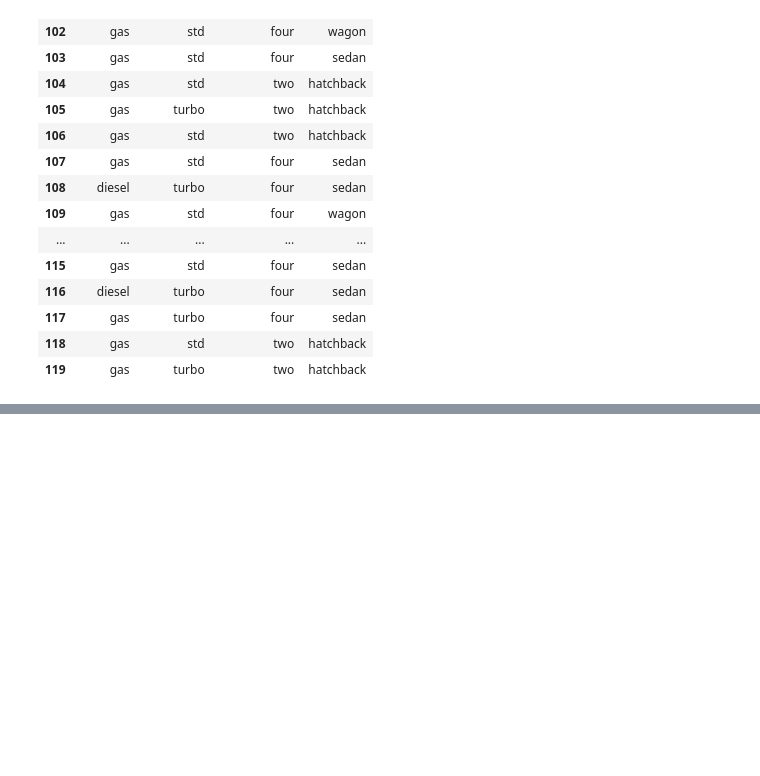
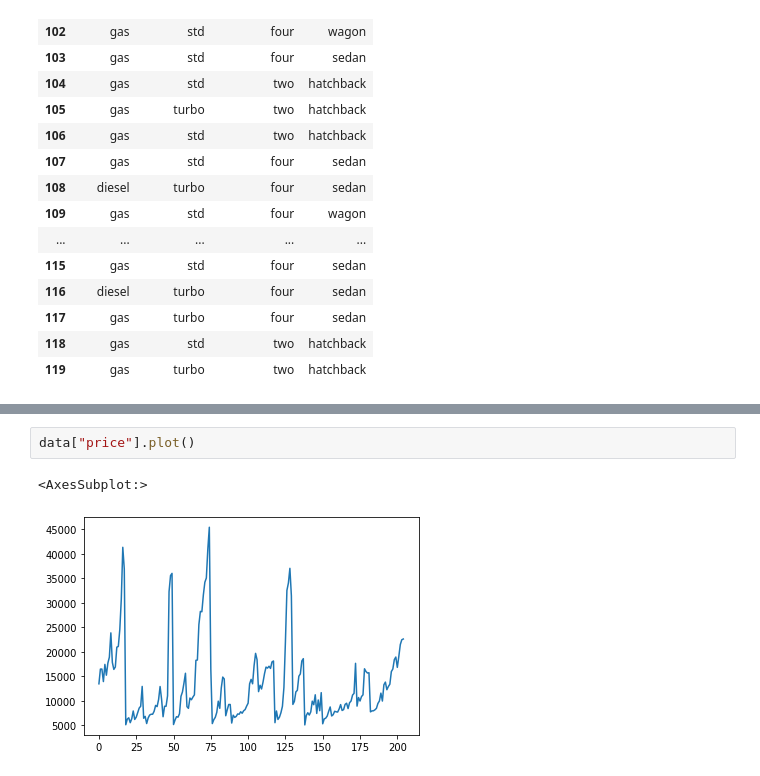
Before and after one commit to ArminNaCl/CarPricePrediction, a Jupyter notebook: work_with_data.ipynb, the cells around one changed output, grey strips where cells are left out. Drawn from its saved outputs; the diff is of its cells as text; blank space fills up the shorter version.

```diff
--- a/work_with_data.ipynb
+++ b/work_with_data.ipynb
@@ -307,0 +320,5 @@ data.iloc[100:120,3:7]
+# %%
+data["price"].plot()
+# %% [output]
+<AxesSubplot:>
+[figure, added]
```
Also changed, not shown: parts of 5 cells of this notebook.
